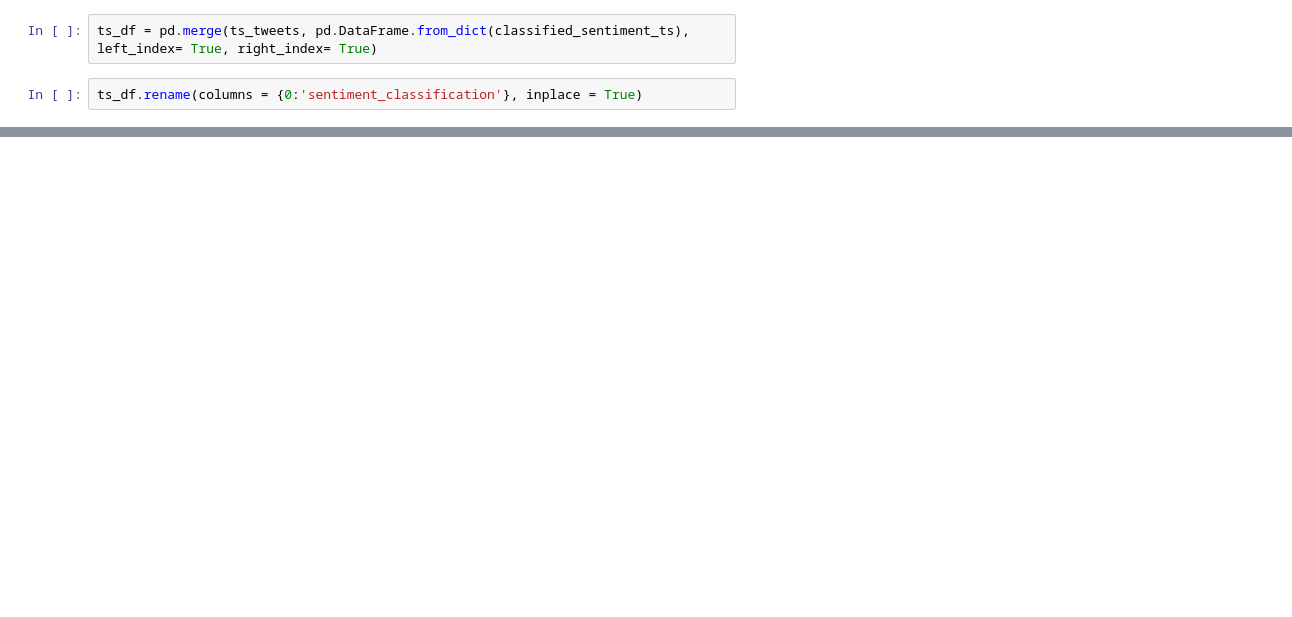
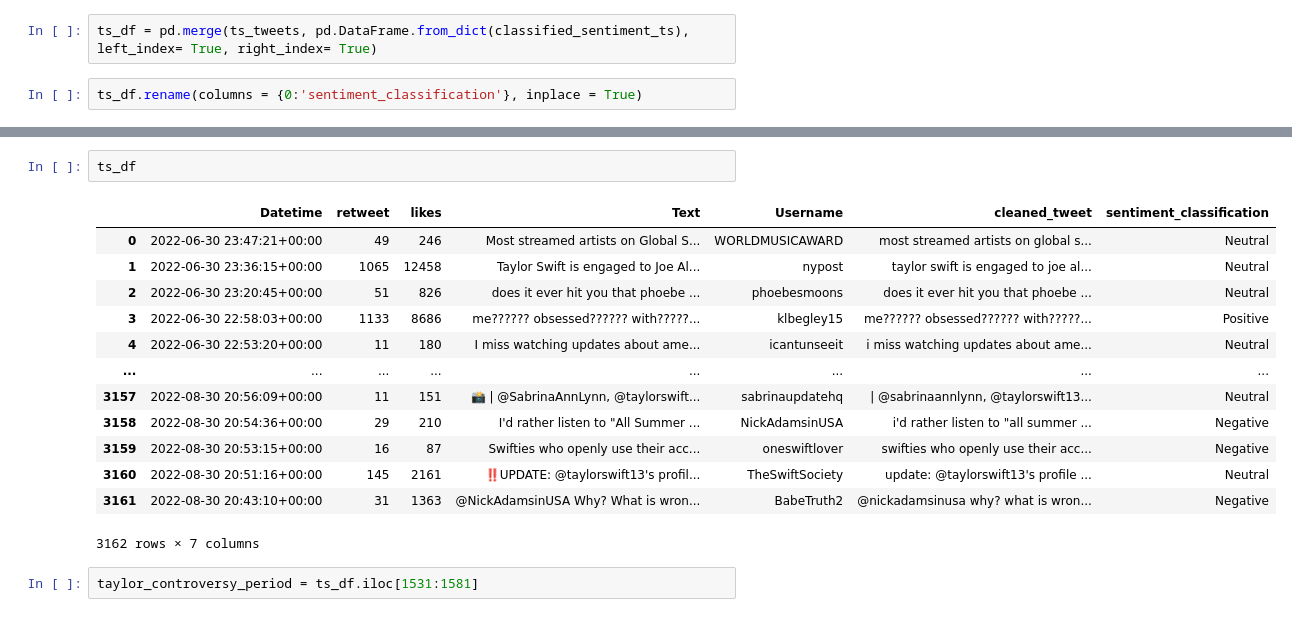
Before and after one commit to srs366/musicians_v_cancellation, a Jupyter notebook: notebooks/Stefan_SNS_scrape.ipynb, the cells around one changed output, grey strips where cells are left out. Saved outputs shown, nothing was run; the diff lists cells and outputs as text; blank space fills up the shorter version.

Commit message:
Done Taylor Swift example

```diff
--- a/notebooks/Stefan_SNS_scrape.ipynb
+++ b/notebooks/Stefan_SNS_scrape.ipynb
@@ -277 +277,19 @@ Negative     11
 Name: sentiment_classification, dtype: int64
+# %%
+ts_df
+# %% [output]
+|  | Datetime | retweet | likes | Text | Username | cleaned_tweet | sentiment_classification |
+| 0 | 2022-06-30 23:47:21+00:00 | 49 | 246 | Most streamed artists on Global S... | WORLDMUSICAWARD | most streamed artists on global s... | Neutral |
+| 1 | 2022-06-30 23:36:15+00:00 | 1065 | 12458 | Taylor Swift is engaged to Joe Al... | nypost | taylor swift is engaged to joe al... | Neutral |
+| 2 | 2022-06-30 23:20:45+00:00 | 51 | 826 | does it ever hit you that phoebe ... | phoebesmoons | does it ever hit you that phoebe ... | Neutral |
+| 3 | 2022-06-30 22:58:03+00:00 | 1133 | 8686 | me?????? obsessed?????? with?????... | klbegley15 | me?????? obsessed?????? with?????... | Positive |
+| 4 | 2022-06-30 22:53:20+00:00 | 11 | 180 | I miss watching updates about ame... | icantunseeit | i miss watching updates about ame... | Neutral |
+| ... | ... | ... | ... | ... | ... | ... | ... |
+| 3157 | 2022-08-30 20:56:09+00:00 | 11 | 151 | 📸 | @SabrinaAnnLynn, @taylorswift... | sabrinaupdatehq | | @sabrinaannlynn, @taylorswift13... | Neutral |
+| 3158 | 2022-08-30 20:54:36+00:00 | 29 | 210 | I'd rather listen to "All Summer ... | NickAdamsinUSA | i'd rather listen to "all summer ... | Negative |
+| 3159 | 2022-08-30 20:53:15+00:00 | 16 | 87 | Swifties who openly use their acc... | oneswiftlover | swifties who openly use their acc... | Negative |
+| 3160 | 2022-08-30 20:51:16+00:00 | 145 | 2161 | ‼️UPDATE: @taylorswift13's profil... | TheSwiftSociety | update: @taylorswift13's profile ... | Neutral |
+| 3161 | 2022-08-30 20:43:10+00:00 | 31 | 1363 | @NickAdamsinUSA Why? What is wron... | BabeTruth2 | @nickadamsinusa why? what is wron... | Negative |
+3162 rows × 7 columns
+# %%
+taylor_controversy_period = ts_df.iloc[1531:1581]
```
Also changed, not shown: parts of 4 cells of this notebook.
